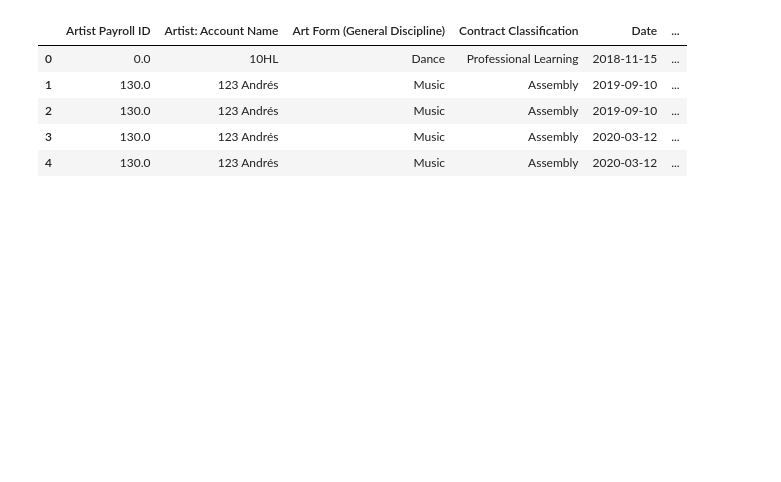
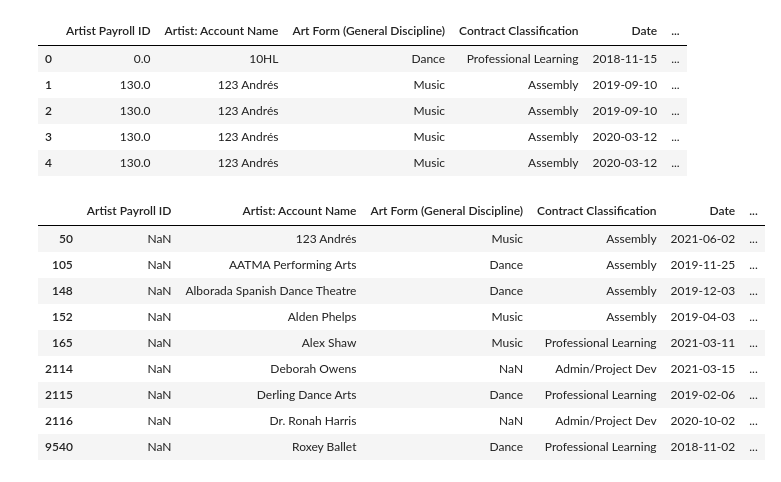
Before and after one commit to alexrobwong/ya-pay-equity, a Jupyter notebook: src/workbook/Workbook.ipynb, the cells around one changed output. Saved outputs shown, nothing was run; the diff lists cells and outputs as text; code cells hidden in the pictures; blank space fills up the shorter version.

```diff
--- a/src/workbook/Workbook.ipynb
+++ b/src/workbook/Workbook.ipynb
@@ -33,7 +34,7 @@ file_list
 # %%
 d = defaultdict(lambda: defaultdict())
 for i,f in enumerate(file_list):
-    d[i]['name'] = f[71:-5]
+    d[i]['name'] = file_list[i][45:-5]
     d[i]['file'] = pd.read_excel(f)
 # %%
 # Get title and file
@@ -102,0 +165,3 @@ three_year = get_name(d[5])
+# %%
+three_year = get_name(d[5])
+three_year.columns = [col.strip() for col in list(three_year.columns)]
@@ -120,3 +187,19 @@ three_year.head()
 | 2 | 130.0 | 123 Andrés | Music | Assembly | 2019-09-10 | ... |
 | 3 | 130.0 | 123 Andrés | Music | Assembly | 2020-03-12 | ... |
 | 4 | 130.0 | 123 Andrés | Music | Assembly | 2020-03-12 | ... |
+# %%
+# Map missing names
+three_year['Artist Payroll ID'] = three_year.apply(lambda x: id_map.get(x['Artist: Account Name']) if pd.isnull(x['Artist Payroll ID']) else x, axis=1)['Artist: Account Name']
+# %%
+three_year[pd.isnull(three_year['Artist Payroll ID'])]
+# %% [output]
+|  | Artist Payroll ID | Artist: Account Name | Art Form (General Discipline) | Contract Classification | Date | ... |
+| 50 | NaN | 123 Andrés | Music | Assembly | 2021-06-02 | ... |
+| 105 | NaN | AATMA Performing Arts | Dance | Assembly | 2019-11-25 | ... |
+| 148 | NaN | Alborada Spanish Dance Theatre | Dance | Assembly | 2019-12-03 | ... |
+| 152 | NaN | Alden Phelps | Music | Assembly | 2019-04-03 | ... |
+| 165 | NaN | Alex Shaw | Music | Professional Learning | 2021-03-11 | ... |
+| 2114 | NaN | Deborah Owens | NaN | Admin/Project Dev | 2021-03-15 | ... |
+| 2115 | NaN | Derling Dance Arts | Dance | Professional Learning | 2019-02-06 | ... |
+| 2116 | NaN | Dr. Ronah Harris | NaN | Admin/Project Dev | 2020-10-02 | ... |
+| 9540 | NaN | Roxey Ballet | Dance | Professional Learning | 2018-11-02 | ... |
```
Also changed, not shown: parts of 97 cells of this notebook, 5 other files.
